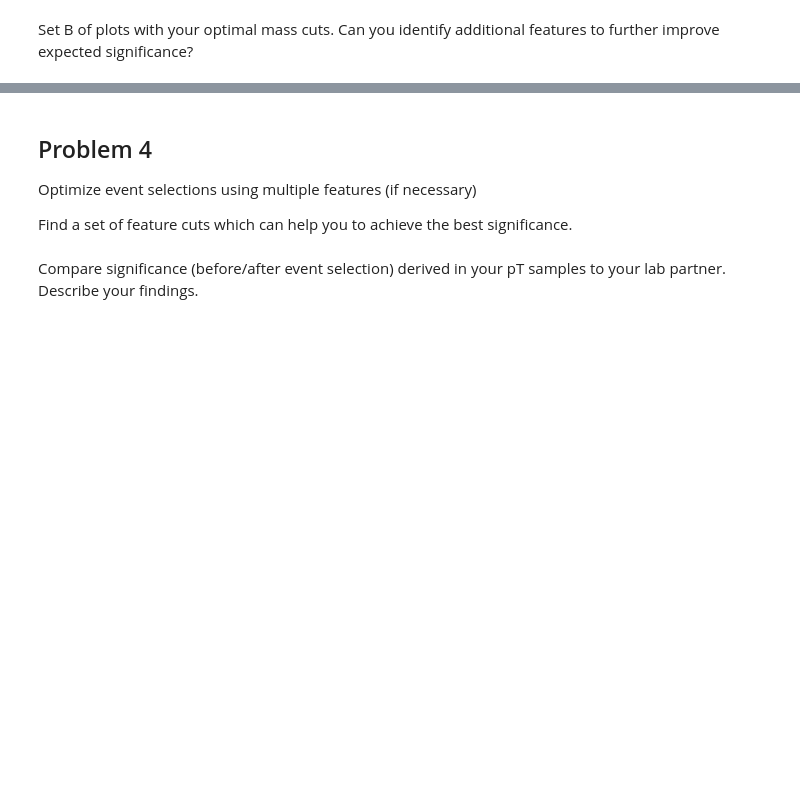
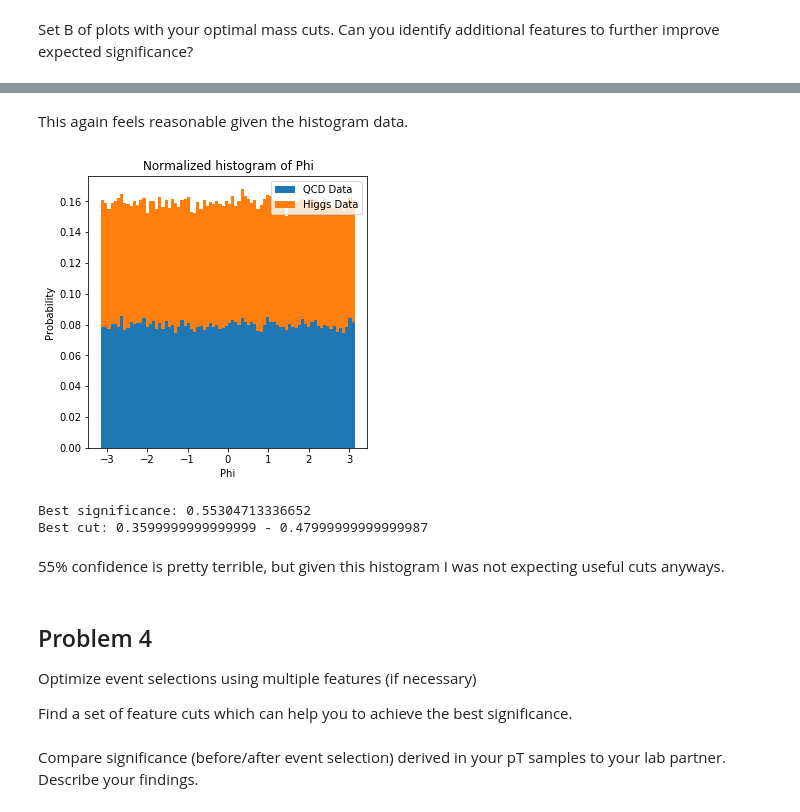
Before and after one commit to AdamK42/physics-434, a Jupyter notebook: lab7/lab7_8.ipynb, the cells around one changed output, grey strips where cells are left out. Cells and saved outputs as stored; diff of their text form; code cells hidden in the pictures; blank space fills up the shorter version.

```diff
--- a/lab7/lab7_8.ipynb
+++ b/lab7/lab7_8.ipynb
@@ -147,3 +300,69 @@ Set B of plots with your optimal mass cuts. Can you identify additional features
+# %% [markdown]
+This again feels reasonable given the histogram data.
+# %%
+# Now on to something I think would probably be worse. Phi
+
+figure = plt.figure(figsize=(5, 5))
+ax = figure.subplots()
+
+n, bins, patches = ax.hist([phi_q, phi_h], bins=80,
+                           stacked=True, density=True);
+ax.set_title("Normalized histogram of Phi")
+ax.set_ylabel("Probability")
+ax.set_xlabel("Phi")
+ax.legend(["QCD Data", "Higgs Data"]);
+# %% [output]
+[figure, added]
+# %%
+#Copy and pasted from above
+
+# tweakables
+feature_h = phi_h
+feature_q = phi_q
+cuts = 50    # breaks on cuts = 1 for some reason
+start = -3
+end = 3
+
+# calculated
+cut_size = (end - start) / cuts
+cut_N_higgs = 0 # will result in 0% significance if no higgs data found
+cut_N_qcd = 1 # prevents divide by 0 error
+t_higgs = len(feature_h)
+t_qcd = len(feature_q)
+
+# outputs
+best_significance = 0.0
+best_lower = 0
+best_upper = 0
+
+for idx in range(0, cuts):
+    lower = start + idx*cut_size
+    upper = lower + cut_size
+
+    # np.where returns a tuple for unknowable reasons, so we have to
+    # extract the actually usable part.
+    cut_h = np.where(np.logical_and(feature_h >= lower,
+                                    feature_h <= upper))[0]
+    cut_q = np.where(np.logical_and(feature_q >= lower,
+                                    feature_q <= upper))[0]
+
+    cut_N_higgs = len(cut_h) / t_higgs * N_higgs
+    cut_N_qcd = len(cut_q) / t_qcd * N_qcd
+
+    cut_significance = poisson.cdf(cut_N_higgs + cut_N_qcd, cut_N_qcd)
+
+    if cut_significance > best_significance:
+        best_significance = cut_significance
+        best_lower = lower
+        best_upper = upper
+
+print("Best significance: " + str(best_significance))
+print("Best cut: " + str(best_lower) + " - " + str(best_upper))
+# %% [output]
+Best significance: 0.55304713336652
+Best cut: 0.3599999999999999 - 0.47999999999999987
+# %% [markdown]
+55% confidence is pretty terrible, but given this histogram I was not expecting useful cuts anyways.
 # %% [markdown]
 ## Problem 4
 Optimize event selections using multiple features (if necessary)
```
Also changed, not shown: parts of 9 cells of this notebook.
